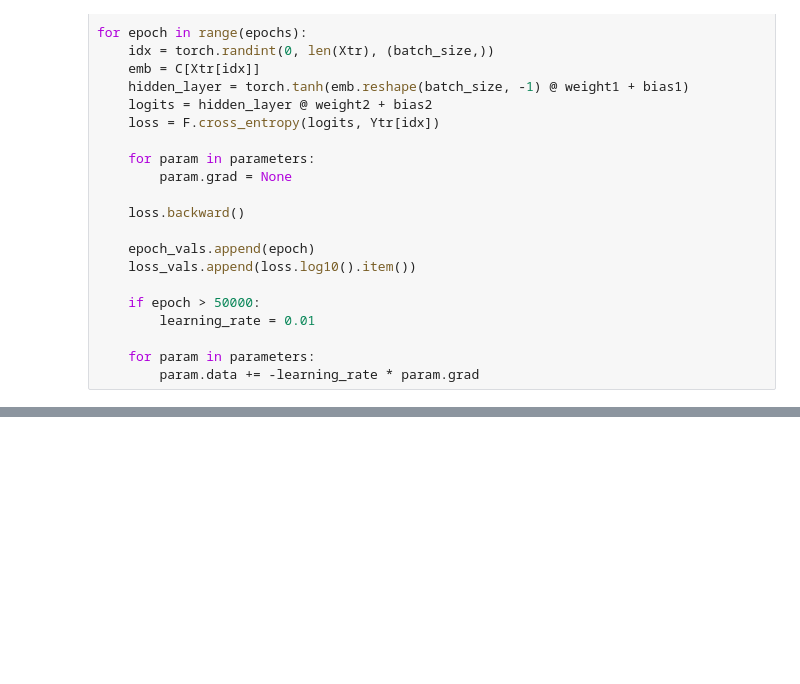
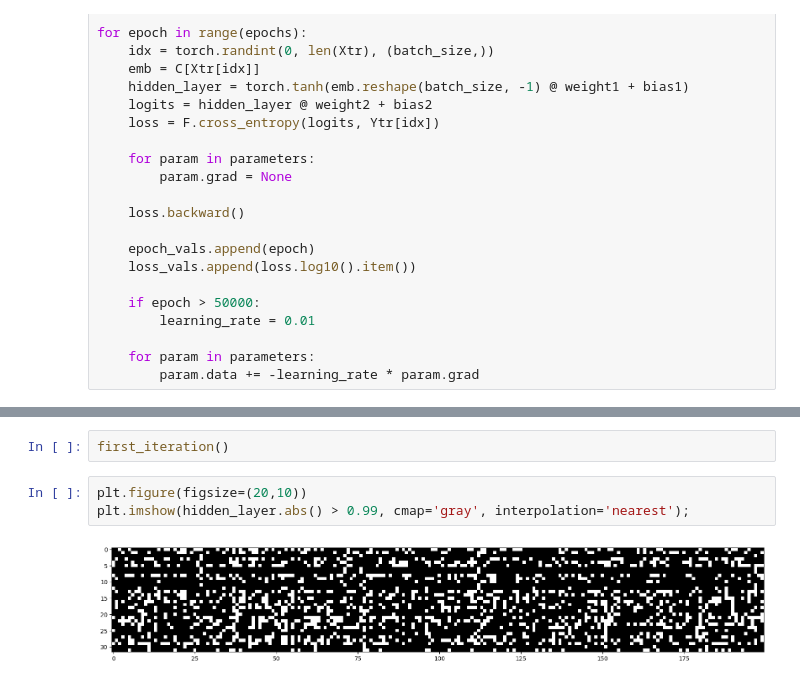
Before and after one commit to ibrahimhanifceker/YZ50Codes, a Jupyter notebook: hafta-4/YZ50Hafta4.ipynb, the cells around one changed output, grey strips where cells are left out. Drawn from its saved outputs; the diff is of its cells as text; blank space fills up the shorter version.

```diff
--- a/hafta-4/YZ50Hafta4.ipynb
+++ b/hafta-4/YZ50Hafta4.ipynb
@@ -463,0 +620,7 @@ davoriah
+# %%
+first_iteration()
+# %%
+plt.figure(figsize=(20,10))
+plt.imshow(hidden_layer.abs() > 0.99, cmap='gray', interpolation='nearest');
+# %% [output]
+[figure, added]
```
Also changed, not shown: parts of 29 cells of this notebook.
